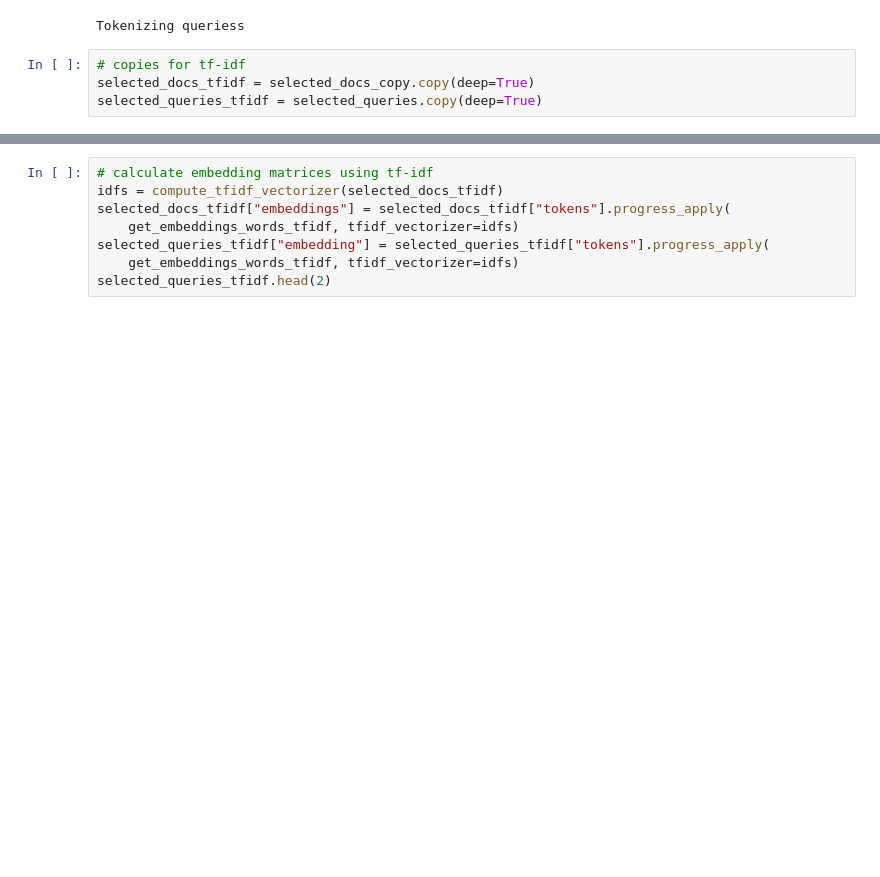
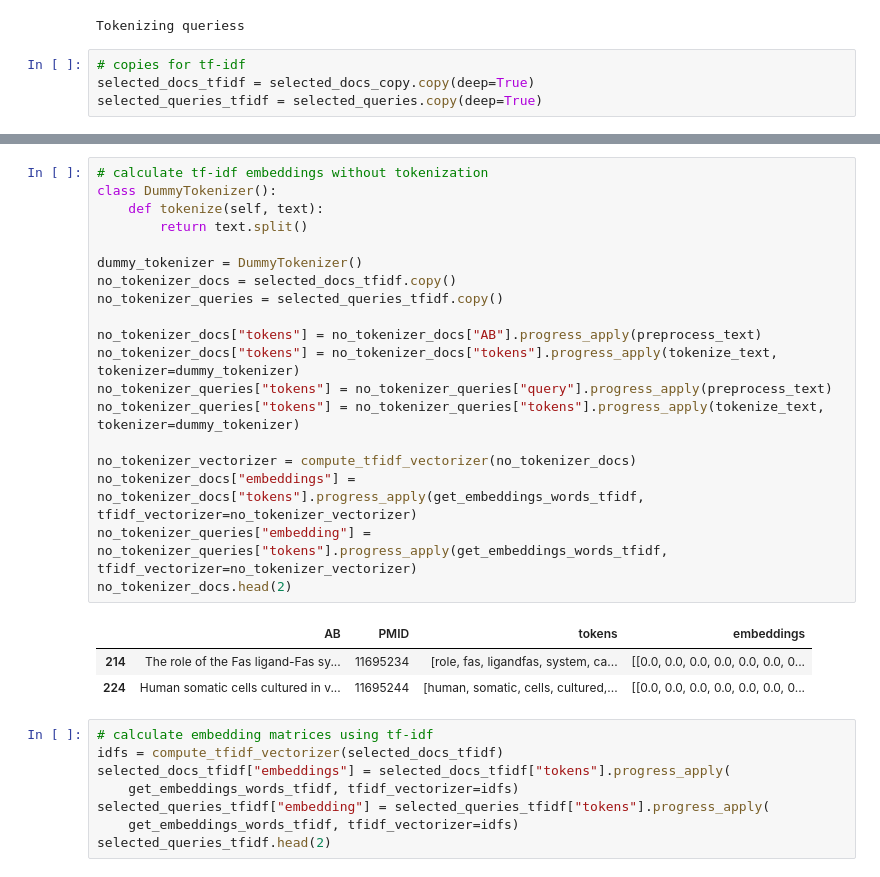
Before and after one commit to Lolya-cloud/fir-project, a Jupyter notebook: scripts/bert-final.ipynb, the cells around one changed output, grey strips where cells are left out. Saved outputs shown, nothing was run; the diff lists cells and outputs as text; blank space fills up the shorter version.

Commit message:
test for tokenization added

```diff
--- a/scripts/bert-final.ipynb
+++ b/scripts/bert-final.ipynb
@@ -285,6 +284,29 @@ selected_queries.head(2)
 |  | query | relevant_docs | tokens | embedding |
 | 0 | "cyclin-dependent kinase inhibito... | [11695244, 11751903, 11756412, 11... | [cy, ##cl, ##ind, ##ep, ##end, ##... | [[-0.7932618, -0.1177296, -0.5675... |
 | 1 | "DEAD/H (Asp-Glu-Ala-Asp/His) box... | [12101238, 12527917] | [dead, ##h, as, ##pg, ##lu, ##ala... | [[-0.6105295, 0.026878148, -0.145... |
+# %%
+# calculate tf-idf embeddings without tokenization
+class DummyTokenizer():
+    def tokenize(self, text):
+        return text.split()
+
+dummy_tokenizer = DummyTokenizer()
+no_tokenizer_docs = selected_docs_tfidf.copy()
+no_tokenizer_queries = selected_queries_tfidf.copy()
+
+no_tokenizer_docs["tokens"] = no_tokenizer_docs["AB"].progress_apply(preprocess_text)
+no_tokenizer_docs["tokens"] = no_tokenizer_docs["tokens"].progress_apply(tokenize_text, tokenizer=dummy_tokenizer)
+no_tokenizer_queries["tokens"] = no_tokenizer_queries["query"].progress_apply(preprocess_text)
+no_tokenizer_queries["tokens"] = no_tokenizer_queries["tokens"].progress_apply(tokenize_text, tokenizer=dummy_tokenizer)
+
+no_tokenizer_vectorizer = compute_tfidf_vectorizer(no_tokenizer_docs)
+no_tokenizer_docs["embeddings"] = no_tokenizer_docs["tokens"].progress_apply(get_embeddings_words_tfidf, tfidf_vectorizer=no_tokenizer_vectorizer)
+no_tokenizer_queries["embedding"] = no_tokenizer_queries["tokens"].progress_apply(get_embeddings_words_tfidf, tfidf_vectorizer=no_tokenizer_vectorizer)
+no_tokenizer_docs.head(2)
+# %% [output]
+|  | AB | PMID | tokens | embeddings |
+| 214 | The role of the Fas ligand-Fas sy... | 11695234 | [role, fas, ligandfas, system, ca... | [[0.0, 0.0, 0.0, 0.0, 0.0, 0.0, 0... |
+| 224 | Human somatic cells cultured in v... | 11695244 | [human, somatic, cells, cultured,... | [[0.0, 0.0, 0.0, 0.0, 0.0, 0.0, 0... |
 # %%
 # calculate embedding matrices using tf-idf
 idfs = compute_tfidf_vectorizer(selected_docs_tfidf)
```
Also changed, not shown: parts of 6 cells of this notebook.
